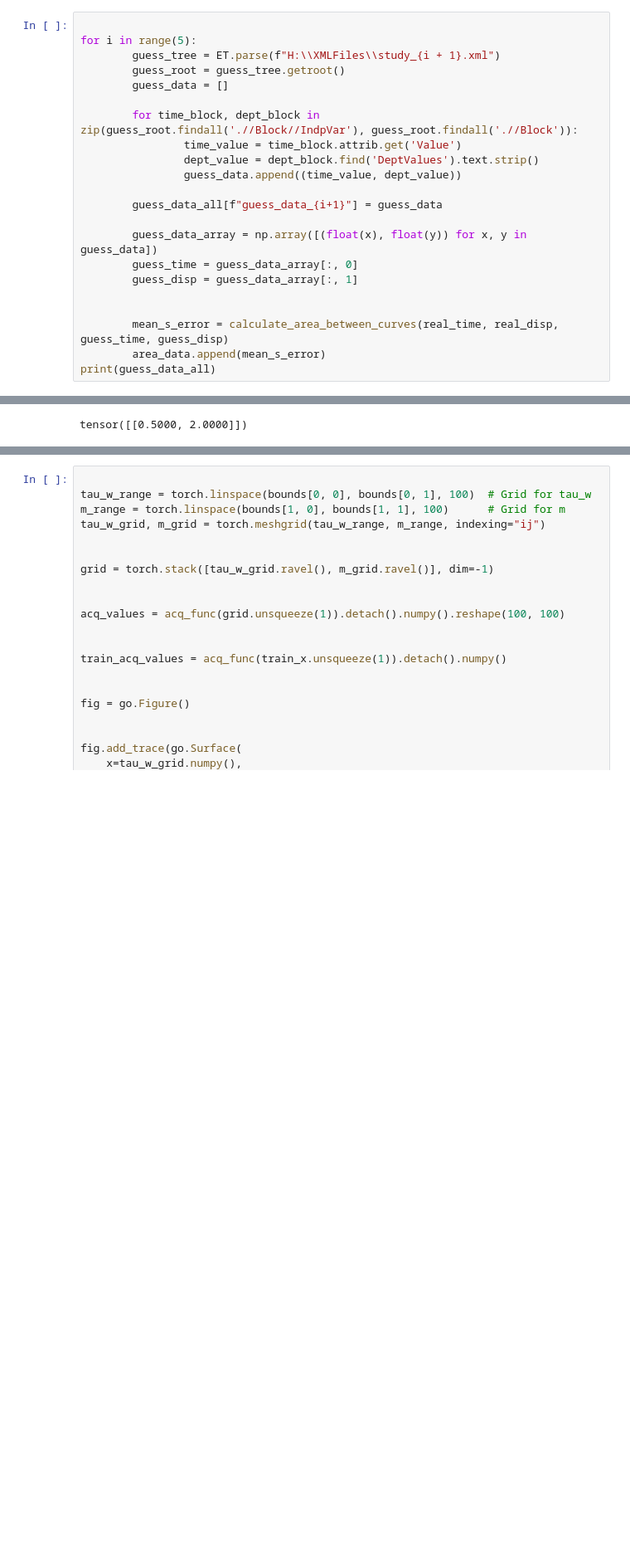
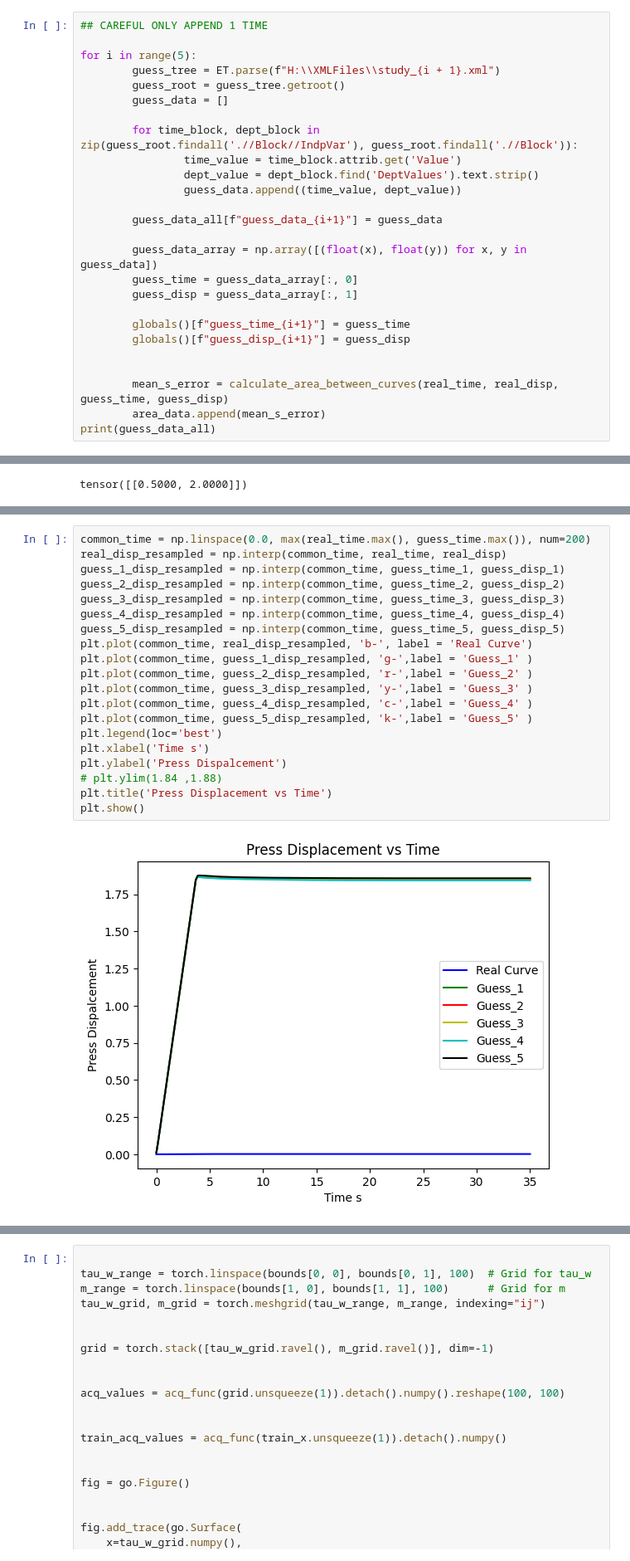
Before and after one commit to mariogov/moldflow_automation, a Jupyter notebook: Wall_Slip.ipynb, the cells around one changed output, grey strips where cells are left out. Shown at 83% size. Saved outputs shown, nothing was run; the diff lists cells and outputs as text; blank space fills up the shorter version.

Commit message:
Guess-Real Curves + new notes

```diff
--- a/Wall_Slip.ipynb
+++ b/Wall_Slip.ipynb
@@ -165,6 +165,7 @@ real_disp = real_data_array[:, 1]
 #     with open(f"H:\\Log_Files\\study_{i+1}.log", "w") as file:
 #         file.write(output.decode("windows-1252").strip())
 # %%
+## CAREFUL ONLY APPEND 1 TIME
 
 for i in range(5):
         guess_tree = ET.parse(f"H:\\XMLFiles\\study_{i + 1}.xml")
@@ -182,6 +183,9 @@ for i in range(5):
         guess_time = guess_data_array[:, 0]
         guess_disp = guess_data_array[:, 1]
 
+        globals()[f"guess_time_{i+1}"] = guess_time
+        globals()[f"guess_disp_{i+1}"] = guess_disp
+
 
         mean_s_error = calculate_area_between_curves(real_time, real_disp, guess_time, guess_disp)
         area_data.append(mean_s_error)
@@ -267,3 +285,25 @@ with torch.no_grad():
     #pred_var = pred_Yvar
     pred_mean = pred_mean.detach().numpy().reshape(x_grid.shape)
     pred_std = torch.sqrt(pred_var).detach().numpy().reshape(x_grid.shape)
+# %%
+common_time = np.linspace(0.0, max(real_time.max(), guess_time.max()), num=200)
+real_disp_resampled = np.interp(common_time, real_time, real_disp)
+guess_1_disp_resampled = np.interp(common_time, guess_time_1, guess_disp_1)
+guess_2_disp_resampled = np.interp(common_time, guess_time_2, guess_disp_2)
+guess_3_disp_resampled = np.interp(common_time, guess_time_3, guess_disp_3)
+guess_4_disp_resampled = np.interp(common_time, guess_time_4, guess_disp_4)
+guess_5_disp_resampled = np.interp(common_time, guess_time_5, guess_disp_5)
+plt.plot(common_time, real_disp_resampled, 'b-', label = 'Real Curve')
+plt.plot(common_time, guess_1_disp_resampled, 'g-',label = 'Guess_1' )
+plt.plot(common_time, guess_2_disp_resampled, 'r-',label = 'Guess_2' )
+plt.plot(common_time, guess_3_disp_resampled, 'y-',label = 'Guess_3' )
+plt.plot(common_time, guess_4_disp_resampled, 'c-',label = 'Guess_4' )
+plt.plot(common_time, guess_5_disp_resampled, 'k-',label = 'Guess_5' )
+plt.legend(loc='best')
+plt.xlabel('Time s')
+plt.ylabel('Press Dispalcement')
+# plt.ylim(1.84 ,1.88)
+plt.title('Press Displacement vs Time')
+plt.show()
+# %% [output]
+[figure, added]
```
Also changed, not shown: parts of 7 cells of this notebook, 2 other files.
